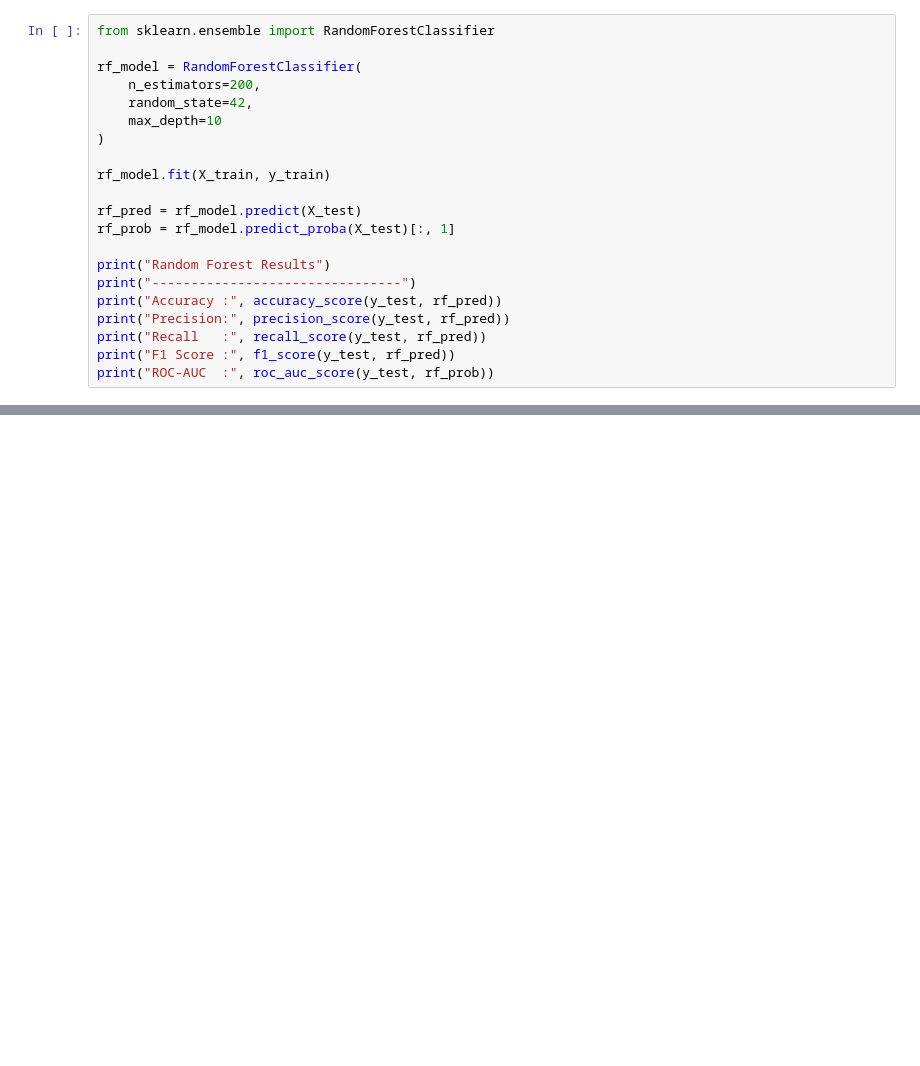
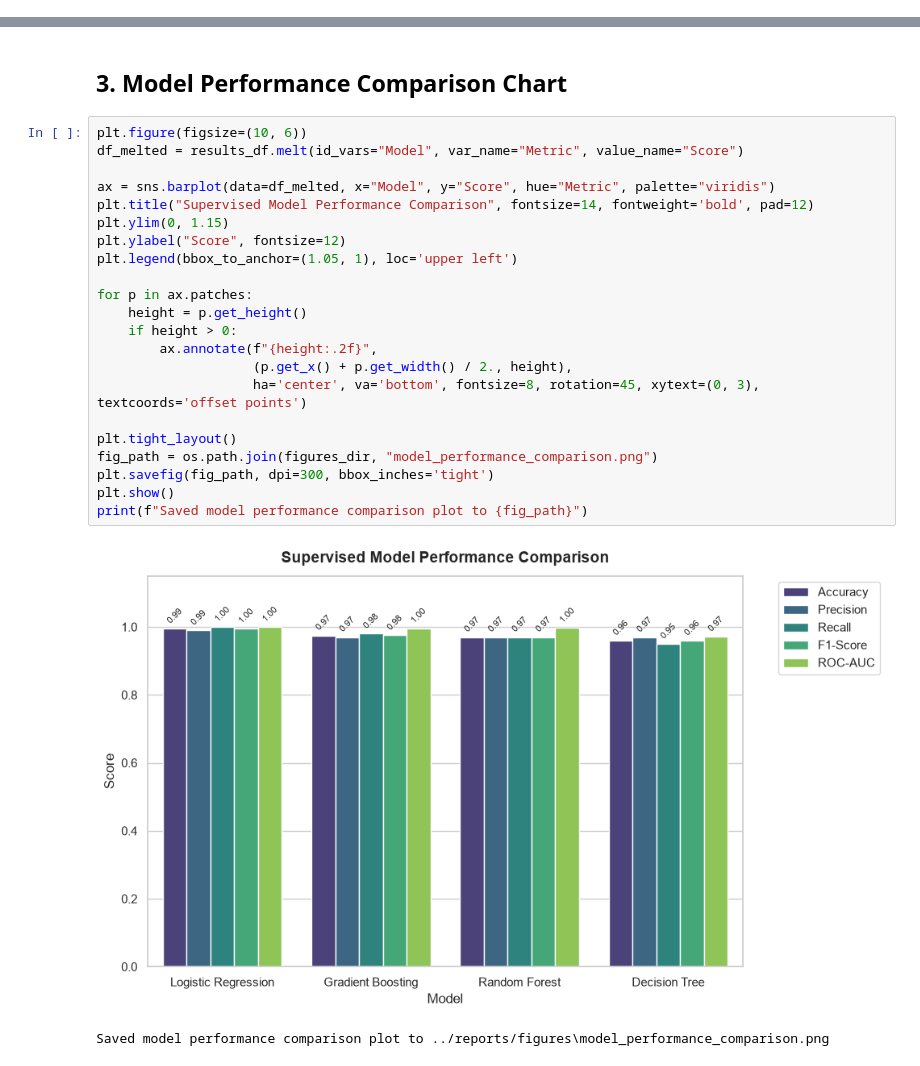
Before and after one commit to Kishore-Procode/Group-5-Procode-Project, a Jupyter notebook: Supervised_Learning/notebooks/04_model_training.ipynb, the cells around one changed output, grey strips where cells are left out. Drawn from its saved outputs; the diff is of its cells as text; blank space fills up the shorter version.

```diff
--- a/Supervised_Learning/notebooks/04_model_training.ipynb
+++ b/Supervised_Learning/notebooks/04_model_training.ipynb
@@ -262,21 +52,0 @@ ROC-AUC  : 0.9714
-# %%
-from sklearn.ensemble import RandomForestClassifier
-
-rf_model = RandomForestClassifier(
-    n_estimators=200,
-    random_state=42,
-    max_depth=10
-)
-
-rf_model.fit(X_train, y_train)
-
-rf_pred = rf_model.predict(X_test)
-rf_prob = rf_model.predict_proba(X_test)[:, 1]
-
-print("Random Forest Results")
-print("--------------------------------")
-print("Accuracy :", accuracy_score(y_test, rf_pred))
-print("Precision:", precision_score(y_test, rf_pred))
-print("Recall   :", recall_score(y_test, rf_pred))
-print("F1 Score :", f1_score(y_test, rf_pred))
-print("ROC-AUC  :", roc_auc_score(y_test, rf_prob))
@@ -356,0 +107,27 @@ Loan Status: Approved
+# %% [markdown]
+## 3. Model Performance Comparison Chart
+# %%
+plt.figure(figsize=(10, 6))
+df_melted = results_df.melt(id_vars="Model", var_name="Metric", value_name="Score")
+
+ax = sns.barplot(data=df_melted, x="Model", y="Score", hue="Metric", palette="viridis")
+plt.title("Supervised Model Performance Comparison", fontsize=14, fontweight='bold', pad=12)
+plt.ylim(0, 1.15)
+plt.ylabel("Score", fontsize=12)
+plt.legend(bbox_to_anchor=(1.05, 1), loc='upper left')
+
+for p in ax.patches:
+    height = p.get_height()
+    if height > 0:
+        ax.annotate(f"{height:.2f}",
+                    (p.get_x() + p.get_width() / 2., height),
+                    ha='center', va='bottom', fontsize=8, rotation=45, xytext=(0, 3), textcoords='offset points')
+
+plt.tight_layout()
+fig_path = os.path.join(figures_dir, "model_performance_comparison.png")
+plt.savefig(fig_path, dpi=300, bbox_inches='tight')
+plt.show()
+print(f"Saved model performance comparison plot to {fig_path}")
+# %% [output]
+[figure, added]
+Saved model performance comparison plot to ../reports/figures\model_performance_comparison.png
```
Also changed, not shown: parts of 29 cells of this notebook, 13 other files.
